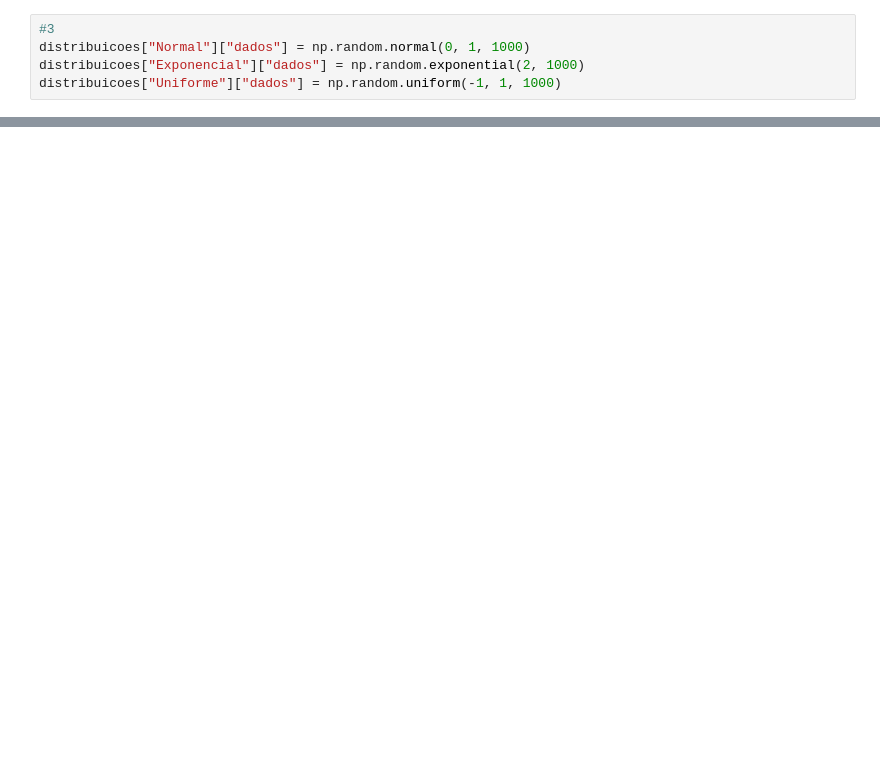
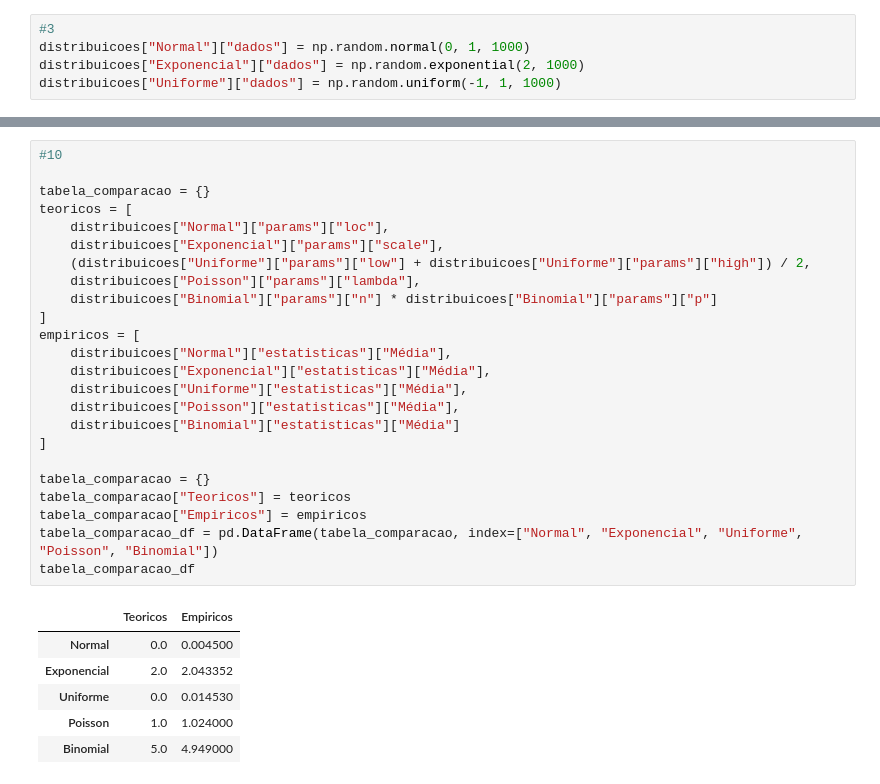
Before and after one commit to juliano-pantani/perspectiva_dados, a Jupyter notebook: revisao1/revisao1.ipynb, the cells around one changed output, grey strips where cells are left out. Drawn from its saved outputs; the diff is of its cells as text; blank space fills up the shorter version.

```diff
--- a/revisao1/revisao1.ipynb
+++ b/revisao1/revisao1.ipynb
@@ -92,0 +216,31 @@ Uniforme     0.024788  0.041065   0.325765       0.570758
+# %%
+#10
+
+tabela_comparacao = {}
+teoricos = [
+    distribuicoes["Normal"]["params"]["loc"],
+    distribuicoes["Exponencial"]["params"]["scale"],
+    (distribuicoes["Uniforme"]["params"]["low"] + distribuicoes["Uniforme"]["params"]["high"]) / 2,
+    distribuicoes["Poisson"]["params"]["lambda"],
+    distribuicoes["Binomial"]["params"]["n"] * distribuicoes["Binomial"]["params"]["p"]
+]
+empiricos = [
+    distribuicoes["Normal"]["estatisticas"]["Média"],
+    distribuicoes["Exponencial"]["estatisticas"]["Média"],
+    distribuicoes["Uniforme"]["estatisticas"]["Média"],
+    distribuicoes["Poisson"]["estatisticas"]["Média"],
+    distribuicoes["Binomial"]["estatisticas"]["Média"]
+]
+
+tabela_comparacao = {}
+tabela_comparacao["Teoricos"] = teoricos
+tabela_comparacao["Empiricos"] = empiricos
+tabela_comparacao_df = pd.DataFrame(tabela_comparacao, index=["Normal", "Exponencial", "Uniforme", "Poisson", "Binomial"])
+tabela_comparacao_df
+# %% [output]
+|  | Teoricos | Empiricos |
+| Normal | 0.0 | 0.004500 |
+| Exponencial | 2.0 | 2.043352 |
+| Uniforme | 0.0 | 0.014530 |
+| Poisson | 1.0 | 1.024000 |
+| Binomial | 5.0 | 4.949000 |
```
Also changed, not shown: parts of 10 cells of this notebook.
